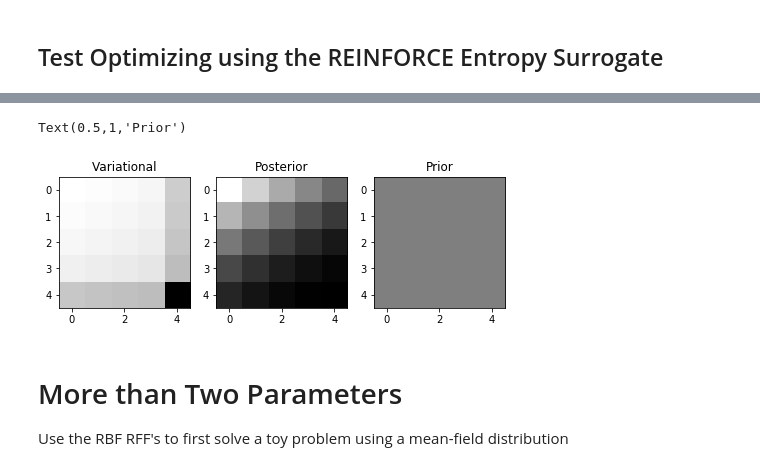
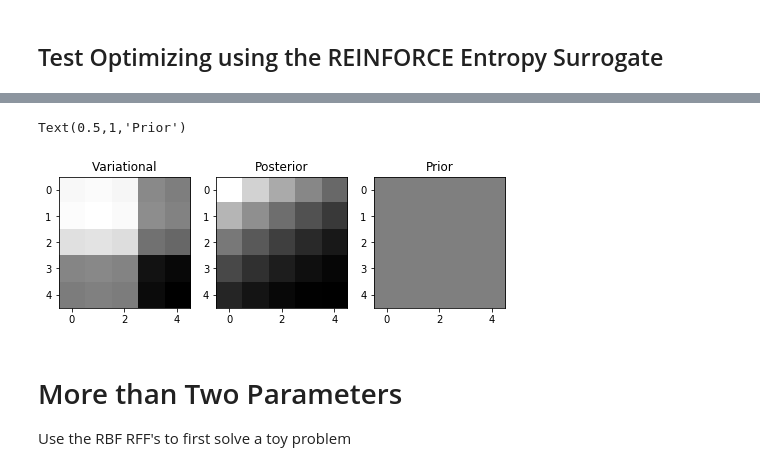
Before and after one commit to treforevans/direct, a Jupyter notebook: testing/test_BayesGLM.ipynb, the cells around one changed output, grey strips where cells are left out. Cells and saved outputs as stored; diff of their text form; code cells hidden in the pictures.

```diff
--- a/testing/test_BayesGLM.ipynb
+++ b/testing/test_BayesGLM.ipynb
@@ -329,8 +329,7 @@ with tf.Session() as sess:
     m = direct.BayesGLM(Phi=Phi, sig2_grid=sig2_grid, y=y,Wbar=Wbar,logP=np.log(P),logpsig=np.log(psig),n_mixtures=n_mix,
                 reinforce_entropy=3000)
     sess.run(tf.global_variables_initializer())
-    trace = m.train(n_epochs=1000, sess=sess, display_step=50, quasi_newton=True)
-    trace = m.train(n_epochs=1000, sess=sess, display_step=50, quasi_newton=False)
+    trace = m.train(n_epochs=1000, sess=sess, display_step=50)
     Q = sess.run(tf.exp(m.logQ))
     qsig = sess.run(tf.exp(m.logqsig))
     mix = sess.run(tf.exp(m.log_mix))
@@ -379,8 +378,8 @@ Epoch: 1000, ELBO: 88.41009
 Text(0.5,1,'Prior')
-[figure, old version]
+[figure, new version]
 # %% [markdown]
 # More than Two Parameters
-Use the RBF RFF's to first solve a toy problem using a mean-field distribution
+Use the RBF RFF's to first solve a toy problem
 # %%
 with tf.Session() as sess:
     np.random.seed(5)
```
Also changed, not shown: parts of 10 cells of this notebook, 2 other files.
